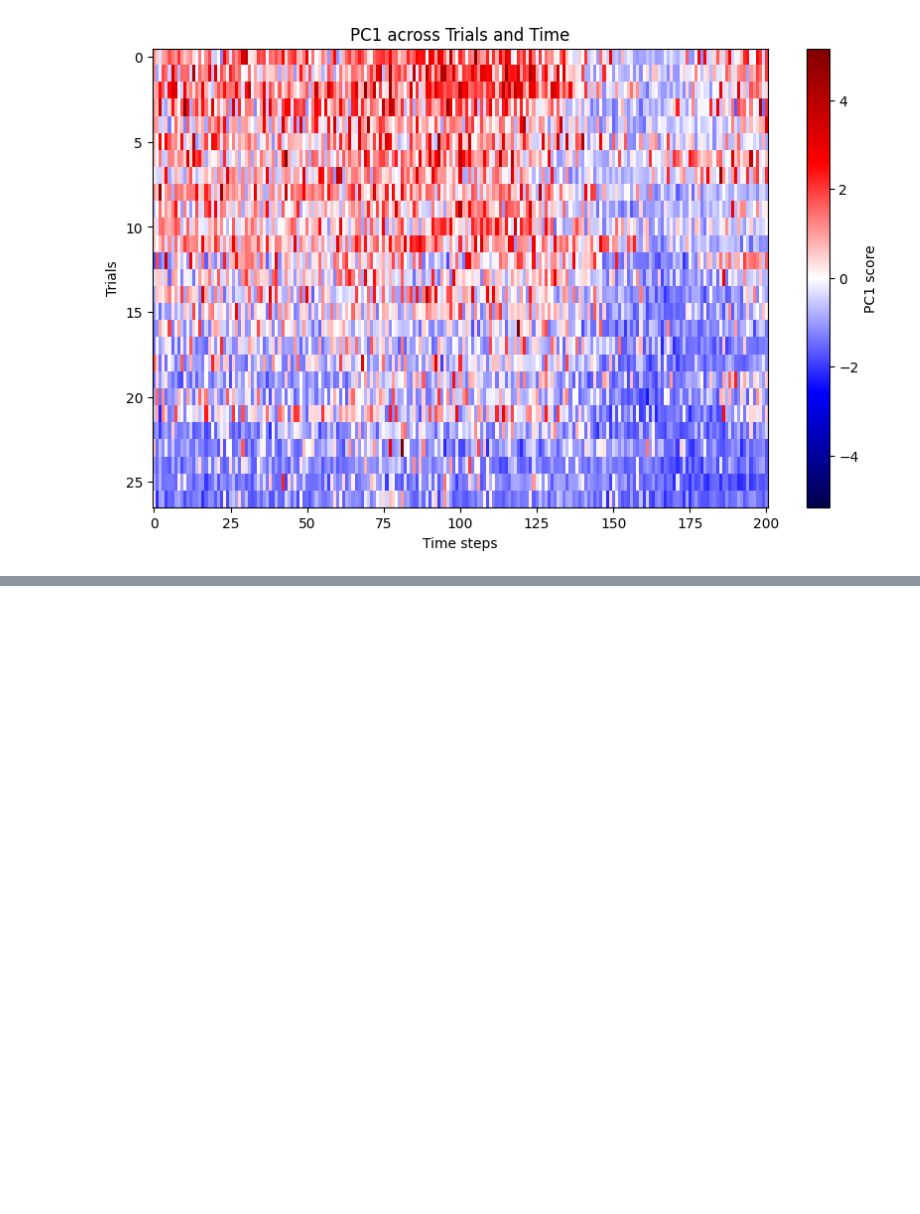
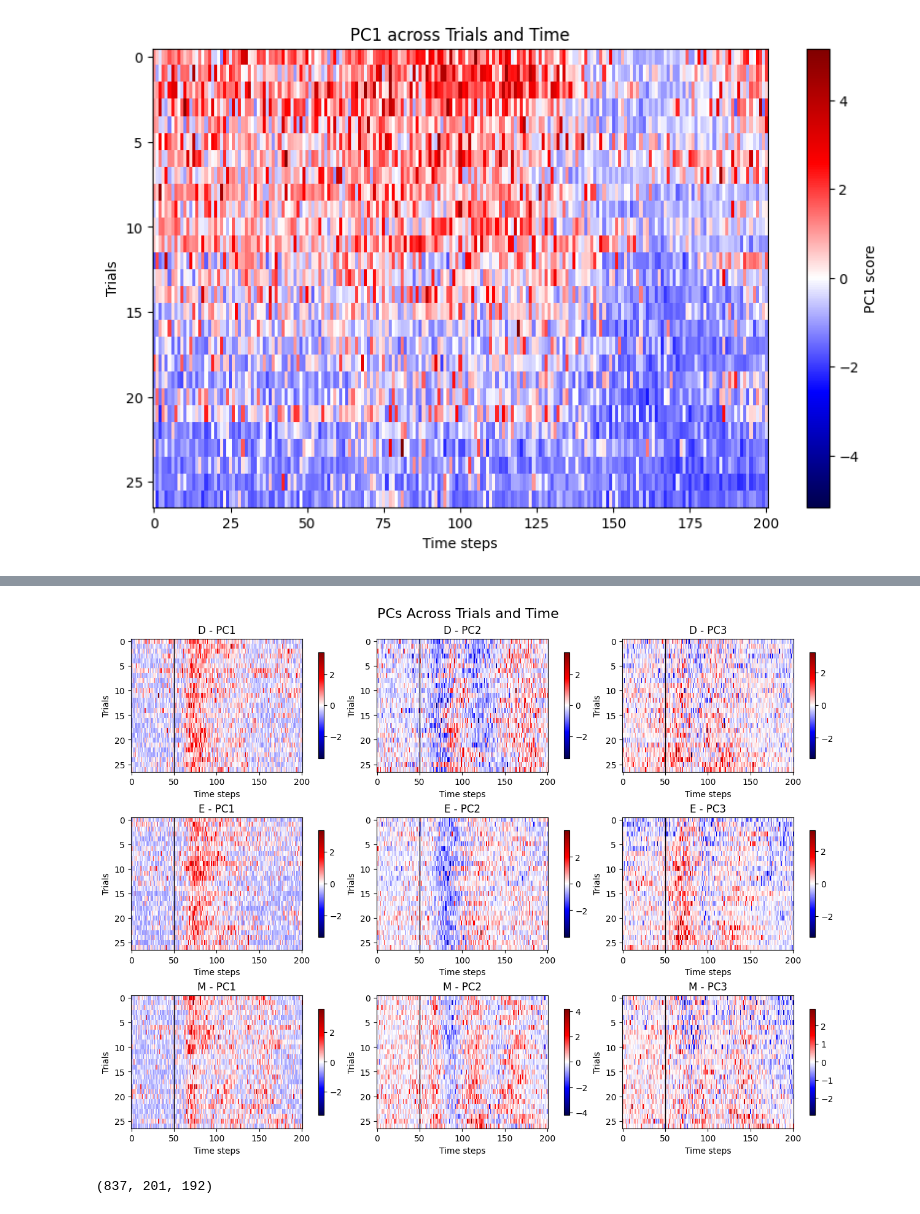
Before and after one commit to smacpher/handwritingBCIRepro, a Jupyter notebook: data.ipynb, the cells around one changed output, grey strips where cells are left out. Saved outputs shown, nothing was run; the diff lists cells and outputs as text; code cells hidden in the pictures; blank space fills up the shorter version.

```diff
--- a/data.ipynb
+++ b/data.ipynb
@@ -188,0 +280,13 @@ plt.show()
+# %%
+# fit the PCA on trial-averaged data
+pca_v2 = PCA(n_components=3).fit(combinedTrialsV2.reshape(-1, n_channels))
+
+# then project trial data onto PCs
+combinedPCAReducedV2 = pca_v2.transform(combinedTrials.reshape(-1, n_channels))
+combinedPCAReducedV2 = combinedPCAReducedV2.reshape(len(CHARS), n_trials, n_steps, 3)
+# %%
+# This is with blockwise z-scoring but with PCs that were fit to single-trial data.
+# Going to try to fit PCs to trial-averaged data.
+plot_pcs_grid(combinedPCAReducedV2, letterToIdx, letters=['d', 'e', 'm'])
+# %% [output]
+[figure, added]
@@ -188,0 +434,4 @@ plt.show()
+# %%
+combinedTrialsV3.shape
+# %% [output]
+(837, 201, 192)
```
Also changed, not shown: parts of 23 cells of this notebook, 2 other files.
